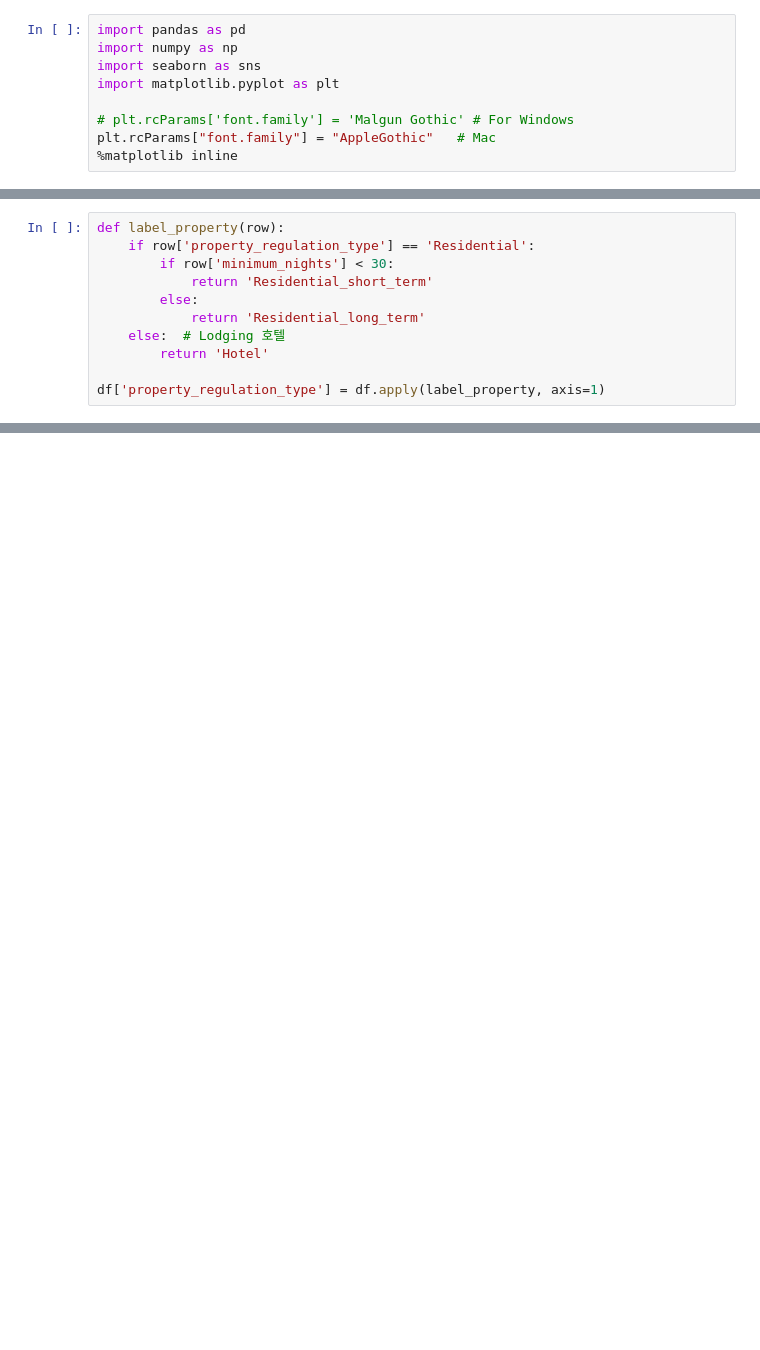
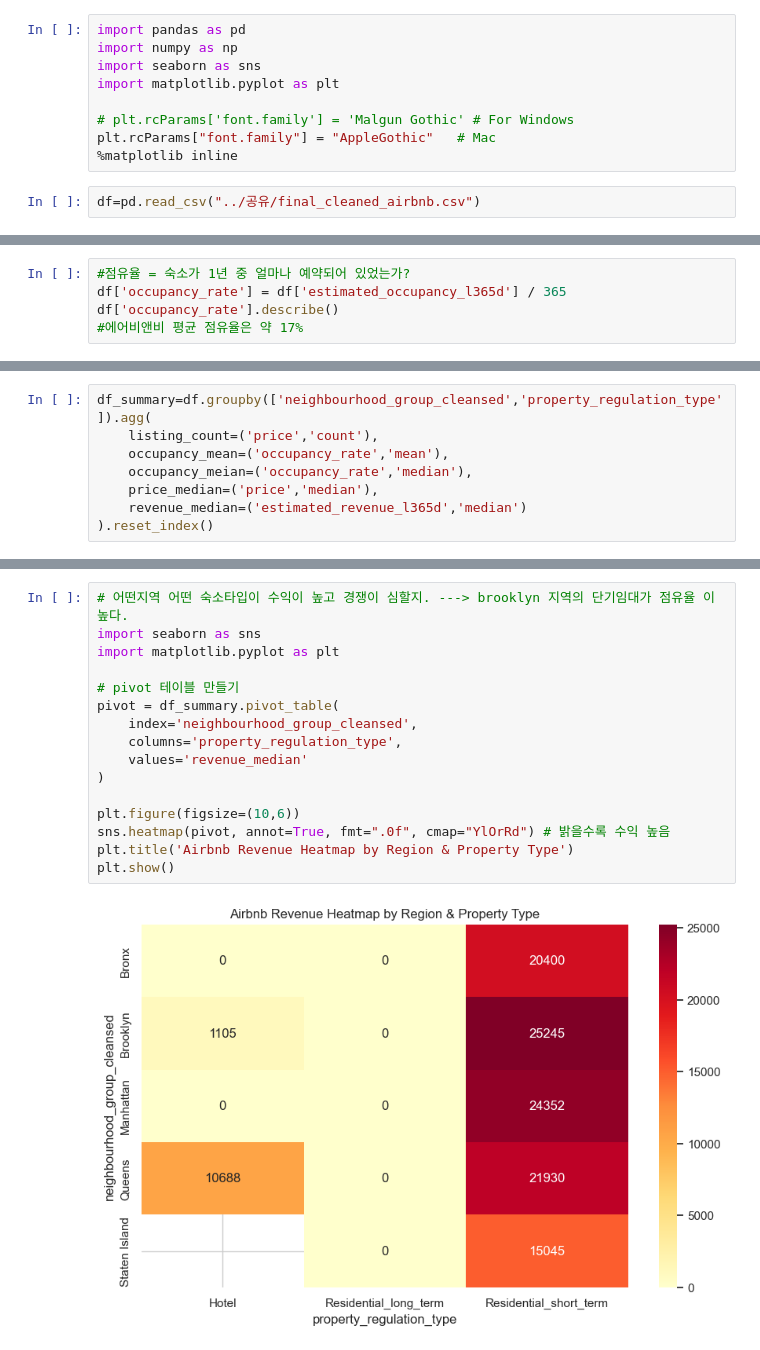
Before and after one commit to motimit/second_project, a Jupyter notebook: Sohui_EDA/EDA.ipynb, the cells around one changed output, grey strips where cells are left out. Drawn from its saved outputs; the diff is of its cells as text; blank space fills up the shorter version.

```diff
--- a/Sohui_EDA/EDA.ipynb
+++ b/Sohui_EDA/EDA.ipynb
@@ -7,3 +7,5 @@ import matplotlib.pyplot as plt
 # plt.rcParams['font.family'] = 'Malgun Gothic' # For Windows
 plt.rcParams["font.family"] = "AppleGothic"   # Mac
 %matplotlib inline
+# %%
+df=pd.read_csv("../공유/final_cleaned_airbnb.csv")
@@ -50,11 +75,0 @@ Name: count, dtype: int64
-# %%
-def label_property(row):
-    if row['property_regulation_type'] == 'Residential':
-        if row['minimum_nights'] < 30:
-            return 'Residential_short_term'
-        else:
-            return 'Residential_long_term'
-    else:  # Lodging 호텔
-        return 'Hotel'
-
-df['property_regulation_type'] = df.apply(label_property, axis=1)
@@ -68,0 +100,5 @@ Name: count, dtype: int64
+# %%
+#점유율 = 숙소가 1년 중 얼마나 예약되어 있었는가?
+df['occupancy_rate'] = df['estimated_occupancy_l365d'] / 365
+df['occupancy_rate'].describe()
+#에어비앤비 평균 점유율은 약 17%
@@ -68,0 +115,8 @@ Name: count, dtype: int64
+# %%
+df_summary=df.groupby(['neighbourhood_group_cleansed','property_regulation_type']).agg(
+    listing_count=('price','count'),
+    occupancy_mean=('occupancy_rate','mean'),
+    occupancy_meian=('occupancy_rate','median'),
+    price_median=('price','median'),
+    revenue_median=('estimated_revenue_l365d','median')
+).reset_index()
@@ -68,0 +132,18 @@ Name: count, dtype: int64
+# %%
+# 어떤지역 어떤 숙소타입이 수익이 높고 경쟁이 심할지. ---> brooklyn 지역의 단기임대가 점유율 이 높다.
+import seaborn as sns
+import matplotlib.pyplot as plt
+
+# pivot 테이블 만들기
+pivot = df_summary.pivot_table(
+    index='neighbourhood_group_cleansed',
+    columns='property_regulation_type',
+    values='revenue_median'
+)
+
+plt.figure(figsize=(10,6))
+sns.heatmap(pivot, annot=True, fmt=".0f", cmap="YlOrRd") # 밝을수록 수익 높음
+plt.title('Airbnb Revenue Heatmap by Region & Property Type')
+plt.show()
+# %% [output]
+[figure, added]
```
Also changed, not shown: parts of 19 cells of this notebook, 1 other file.
